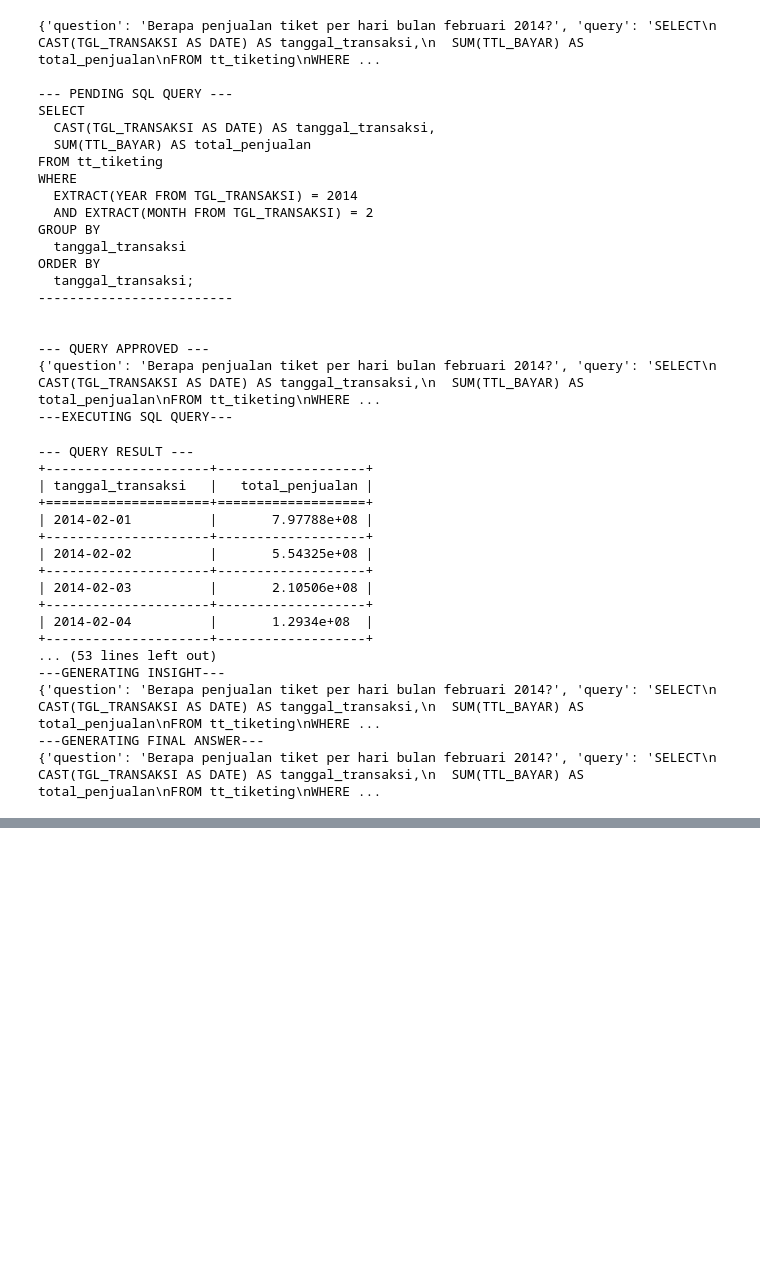
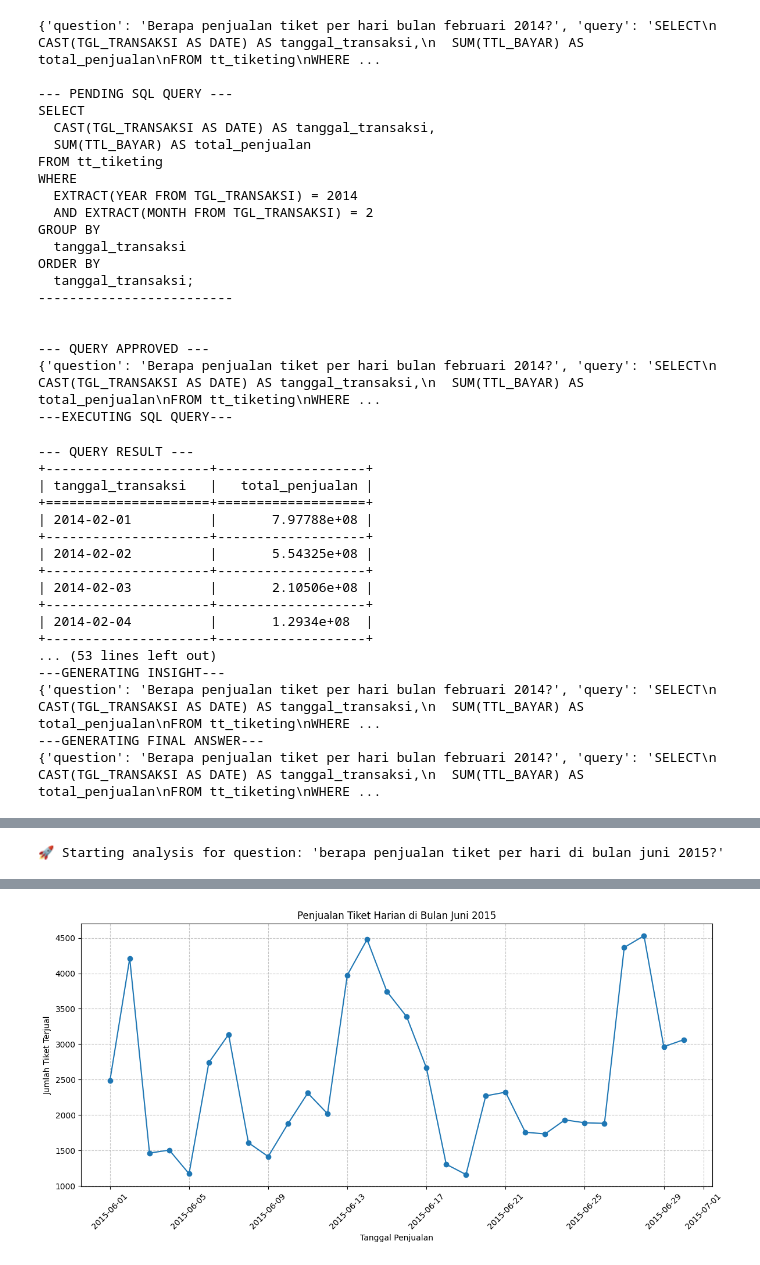
Before and after one commit to ahmadluay9/adk-bq-nl2sql, a Jupyter notebook: notebook.ipynb, the cells around one changed output, grey strips where cells are left out. Saved outputs shown, nothing was run; the diff lists cells and outputs as text; code cells hidden in the pictures; blank space fills up the shorter version.

Commit message:
Refactor code structure for improved readability and maintainability

```diff
--- a/notebook.ipynb
+++ b/notebook.ipynb
@@ -655,0 +377,3 @@ ORDER BY
+# %%
+project_id = 'eikon-dev-data-team'
+dataset_id = "ancoldbdufanlive"
@@ -655,0 +502,15 @@ ORDER BY
+# %%
+def execute_query(state: State):
+    """Executes the SQL query and gets the result."""
+    log = state.get("log", [])
+    log.append("🚀 Executing SQL query...")
+    query = state["query"]
+
+    db = get_db(project_id, dataset_id)
+
+    try:
+        query_result_dicts = db._execute(query, fetch="all")
+        return {"structured_result": query_result_dicts, "log": log, "error": None}
+    except Exception as e:
+        error_message = f"Query execution failed: {e}"
+        return {"structured_result": [], "log": log + [error_message], "error": error_message}
@@ -655,0 +726,59 @@ ORDER BY
+# %%
+app = get_graph()
+
+question = "berapa penjualan tiket per hari di bulan juni 2015?"
+
+    # --- 3. Set the initial state ---
+initial_state: State = {
+    "question": question,
+    "query": "",
+    "structured_result": [],
+    "insight": "",
+    "answer": "",
+    "chart_image": None,
+    "chart_code": None,
+    "chart_type": None,
+    "visualization_reason": None,
+    "log": [],
+    "error": None,
+    "retry_count": 0,
+}
+
+# --- 4. Invoke the graph ---
+print(f"🚀 Starting analysis for question: '{question}'")
+final_state = app.invoke(initial_state)
+
+# --- 5. Display the results ---
+print("\n\n--- 📊 Final Results ---")
+print(f"❓ Question: {final_state['question']}")
+print(f"💡 Insight: {final_state['insight']}")
+print(f" SQL Query: \n{final_state['query']}")
+
+if final_state.get('chart_image'):
+    print("📈 Chart Generated: Yes")
+
+    # Save the chart image to a file
+    try:
+        image_bytes = final_state['chart_image']
+        image = Image.open(io.BytesIO(image_bytes))
+        chart_filename = "chart_output.png"
+        image.save(chart_filename)
+        print(f"✅ Chart saved as '{chart_filename}'")
+    except Exception as e:
+        print(f"Could not save chart image: {e}")
+
+else:
+    print("📈 Chart Generated: No (Result will be in table format)")
+    print("\nStructured Result (Table Data):")
+    if final_state.get('structured_result'):
+        import pandas as pd
+        df = pd.DataFrame(final_state['structured_result'])
+        print(df.to_string())
+    else:
+        print("No data returned.")
+
+print("\n--- 📝 Execution Log ---")
+for log_entry in final_state['log']:
+    print(log_entry)
+# %% [output]
+🚀 Starting analysis for question: 'berapa penjualan tiket per hari di bulan juni 2015?'
@@ -655,0 +802 @@ ORDER BY
+[figure, added]
```
Also changed, not shown: parts of 17 cells of this notebook, 3 other files.
